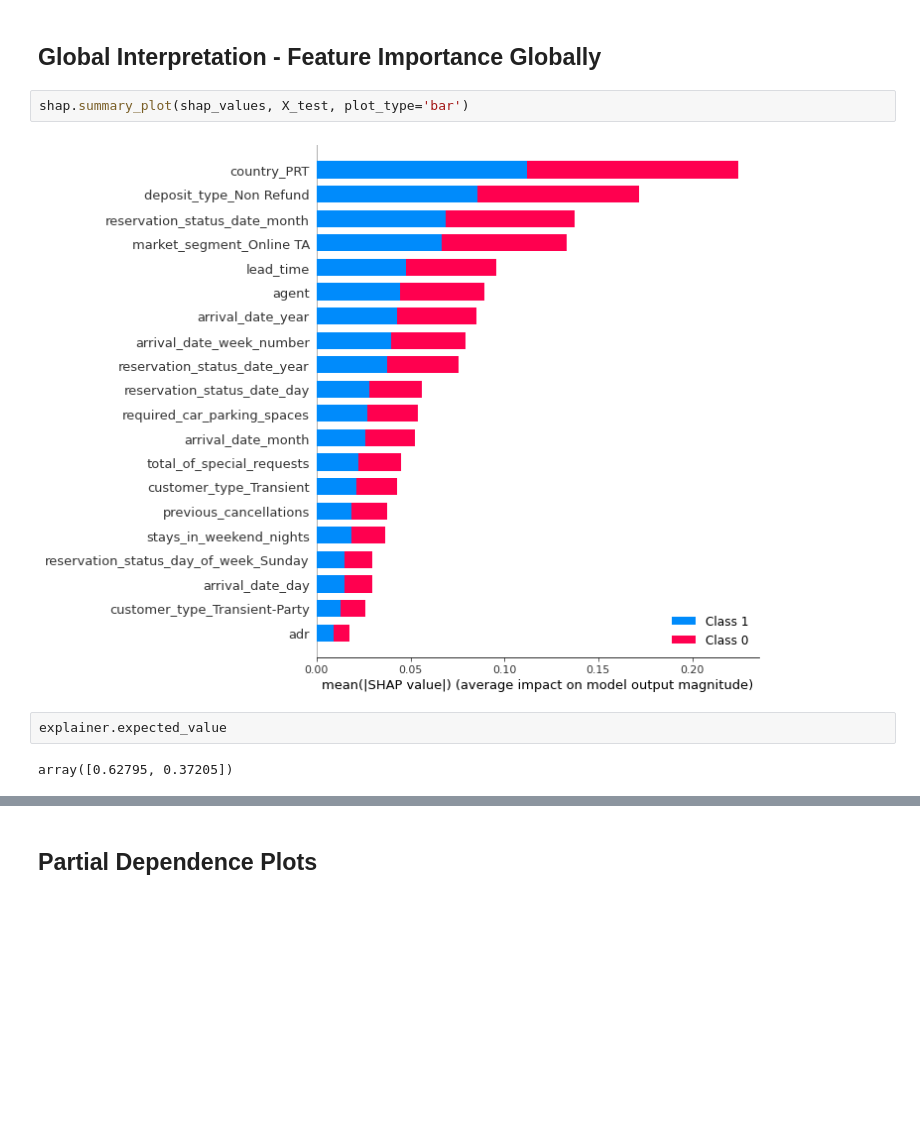
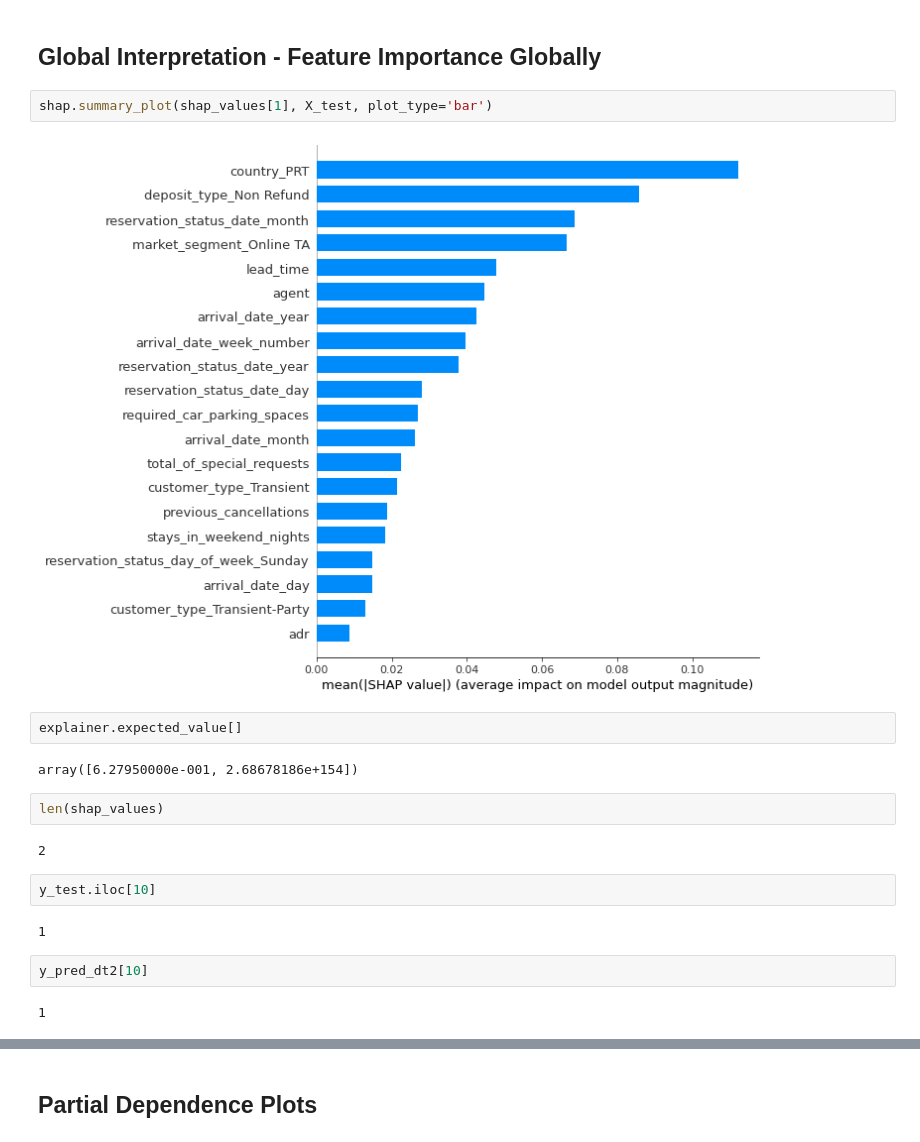
Before and after one commit to asy1113/Springboard_Data_Science, a Jupyter notebook: Hotel_Price_Cancellation_Project/Notebooks/03(1)_hotel_cancellation_preprocessing_modeling.ipynb, the cells around one changed output, grey strips where cells are left out. Cells and saved outputs as stored; diff of their text form; blank space fills up the shorter version.

```diff
--- a/Hotel_Price_Cancellation_Project/Notebooks/03(1)_hotel_cancellation_preprocessing_modeling.ipynb
+++ b/Hotel_Price_Cancellation_Project/Notebooks/03(1)_hotel_cancellation_preprocessing_modeling.ipynb
@@ -709,10 +736,22 @@ Passing 10000 background samples may lead to slow runtimes. Consider using shap.
 # %% [markdown]
 ## Global Interpretation - Feature Importance Globally
 # %%
-shap.summary_plot(shap_values, X_test, plot_type='bar')
+shap.summary_plot(shap_values[1], X_test, plot_type='bar')
 # %% [output]
-[figure, old version]
+[figure, new version]
 # %%
-explainer.expected_value
+explainer.expected_value[]
 # %% [output]
-array([0.62795, 0.37205])
+array([6.27950000e-001, 2.68678186e+154])
+# %%
+len(shap_values)
+# %% [output]
+2
+# %%
+y_test.iloc[10]
+# %% [output]
+1
+# %%
+y_pred_dt2[10]
+# %% [output]
+1
```
Also changed, not shown: parts of 18 cells of this notebook, 4 other files.
